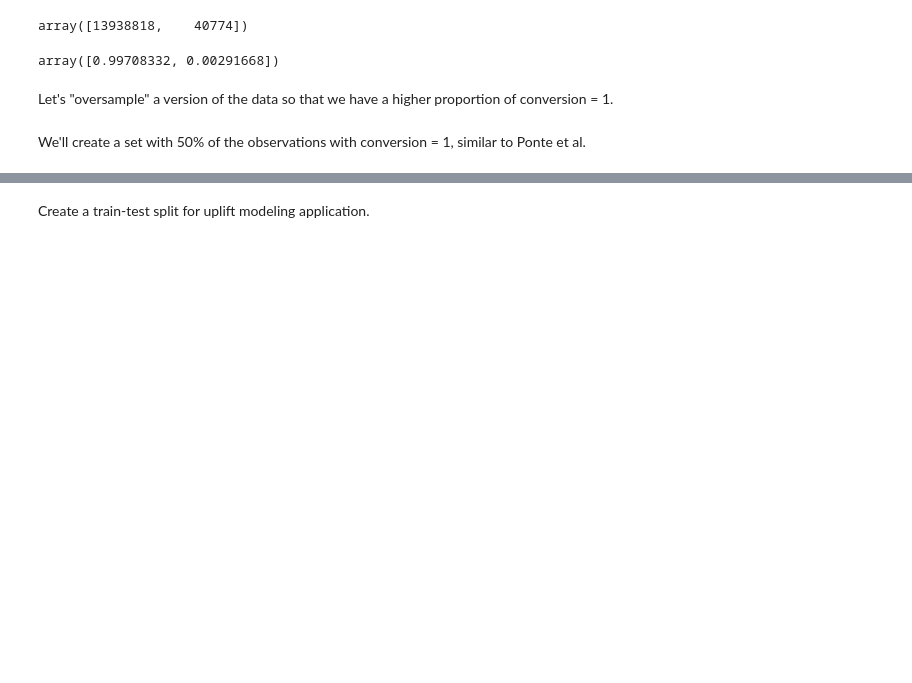
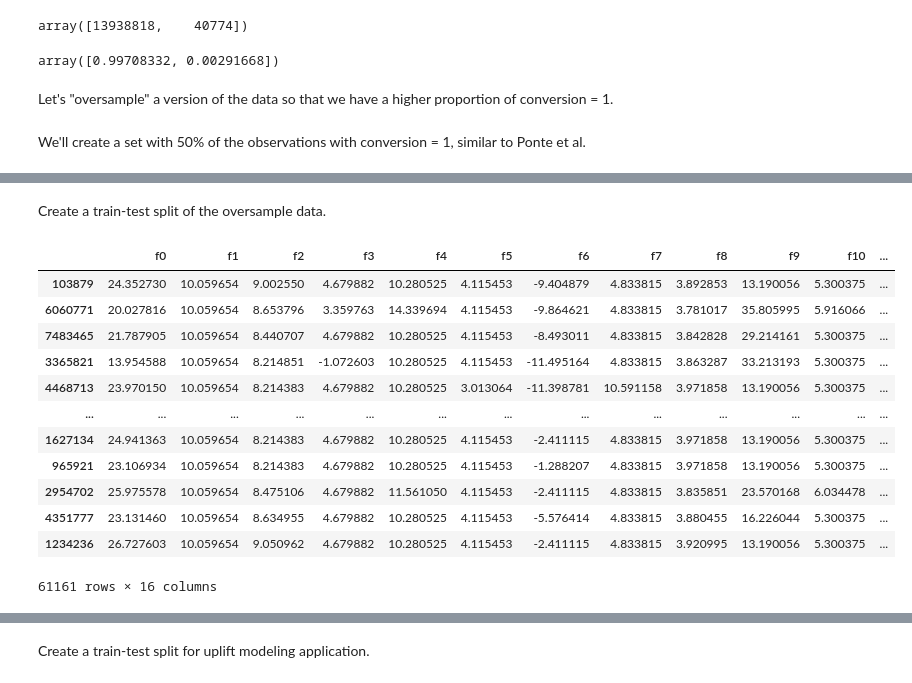
Before and after one commit to cdbale/optimized-sequential-synthesis, a Jupyter notebook: Code/Criteo/Criteo Data Cleaning.ipynb, the cells around one changed output, grey strips where cells are left out. Drawn from its saved outputs; the diff is of its cells as text; code cells hidden in the pictures; blank space fills up the shorter version.

```diff
--- a/Code/Criteo/Criteo Data Cleaning.ipynb
+++ b/Code/Criteo/Criteo Data Cleaning.ipynb
@@ -326,3 +333,23 @@ df_os
 | 13978881 | 23.767207 | 10.059654 | 8.283185 | 4.679882 | 10.280525 | 4.115453 | -3.282109 | 4.833815 | 3.767224 | 46.714867 | 5.300375 | ... |
 | 13978927 | 23.752643 | 10.059654 | 8.306093 | 4.679882 | 10.280525 | 4.115453 | -15.877431 | 4.833815 | 3.803969 | 40.811160 | 5.300375 | ... |
 81548 rows × 16 columns
+# %% [markdown]
+Create a train-test split of the oversample data.
+# %%
+train_os, test_os = train_test_split(df_os, train_size=0.75, stratify=df_os['conversion'], random_state=42)
+# %%
+train_os
+# %% [output]
+|  | f0 | f1 | f2 | f3 | f4 | f5 | f6 | f7 | f8 | f9 | f10 | ... |
+| 103879 | 24.352730 | 10.059654 | 9.002550 | 4.679882 | 10.280525 | 4.115453 | -9.404879 | 4.833815 | 3.892853 | 13.190056 | 5.300375 | ... |
+| 6060771 | 20.027816 | 10.059654 | 8.653796 | 3.359763 | 14.339694 | 4.115453 | -9.864621 | 4.833815 | 3.781017 | 35.805995 | 5.916066 | ... |
+| 7483465 | 21.787905 | 10.059654 | 8.440707 | 4.679882 | 10.280525 | 4.115453 | -8.493011 | 4.833815 | 3.842828 | 29.214161 | 5.300375 | ... |
+| 3365821 | 13.954588 | 10.059654 | 8.214851 | -1.072603 | 10.280525 | 4.115453 | -11.495164 | 4.833815 | 3.863287 | 33.213193 | 5.300375 | ... |
+| 4468713 | 23.970150 | 10.059654 | 8.214383 | 4.679882 | 10.280525 | 3.013064 | -11.398781 | 10.591158 | 3.971858 | 13.190056 | 5.300375 | ... |
+| ... | ... | ... | ... | ... | ... | ... | ... | ... | ... | ... | ... | ... |
+| 1627134 | 24.941363 | 10.059654 | 8.214383 | 4.679882 | 10.280525 | 4.115453 | -2.411115 | 4.833815 | 3.971858 | 13.190056 | 5.300375 | ... |
+| 965921 | 23.106934 | 10.059654 | 8.214383 | 4.679882 | 10.280525 | 4.115453 | -1.288207 | 4.833815 | 3.971858 | 13.190056 | 5.300375 | ... |
+| 2954702 | 25.975578 | 10.059654 | 8.475106 | 4.679882 | 11.561050 | 4.115453 | -2.411115 | 4.833815 | 3.835851 | 23.570168 | 6.034478 | ... |
+| 4351777 | 23.131460 | 10.059654 | 8.634955 | 4.679882 | 10.280525 | 4.115453 | -5.576414 | 4.833815 | 3.880455 | 16.226044 | 5.300375 | ... |
+| 1234236 | 26.727603 | 10.059654 | 9.050962 | 4.679882 | 10.280525 | 4.115453 | -2.411115 | 4.833815 | 3.920995 | 13.190056 | 5.300375 | ... |
+61161 rows × 16 columns
```
Also changed, not shown: parts of 6 cells of this notebook, 14 other files.
